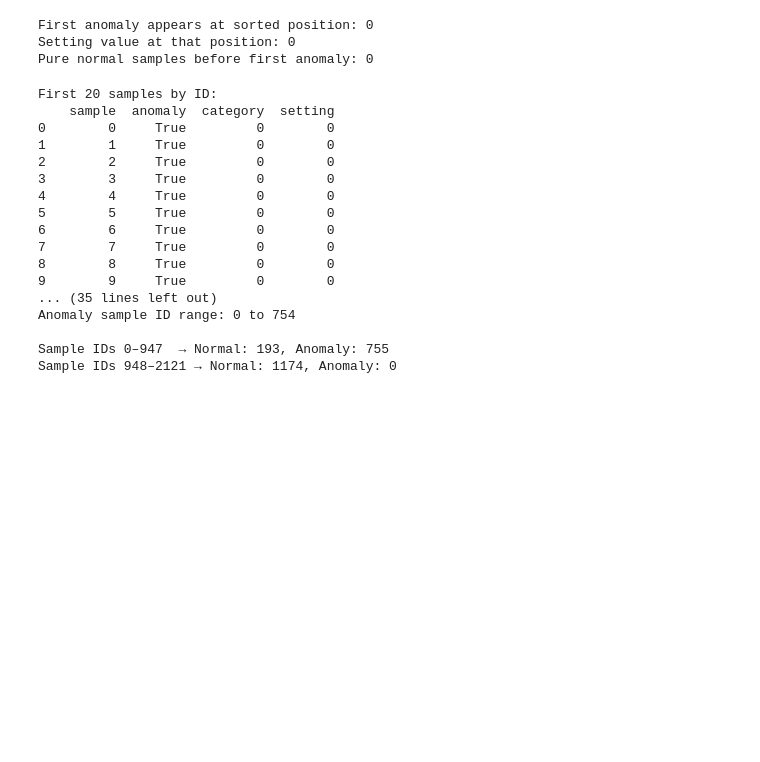
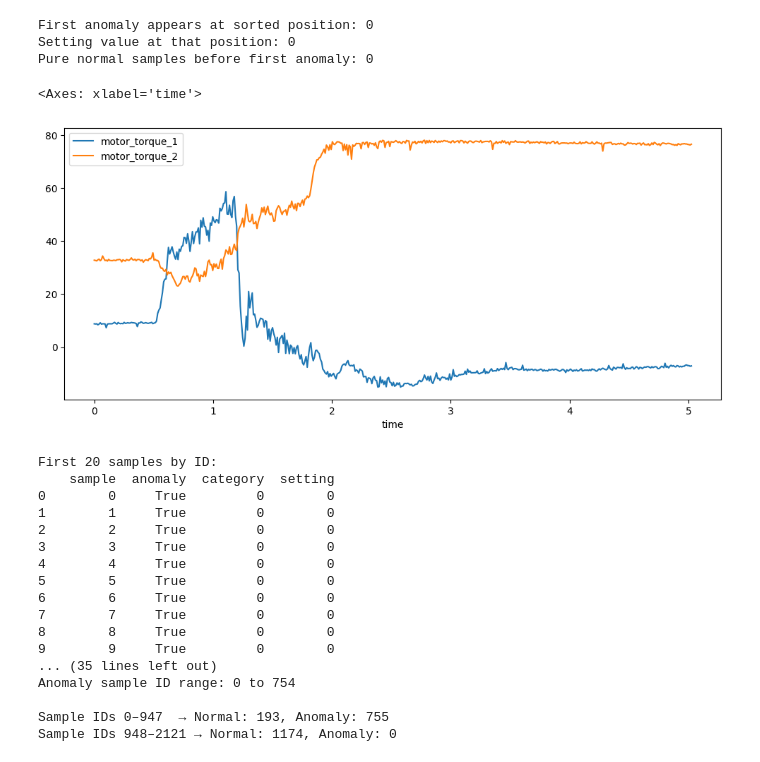
Before and after one commit to furrbeebs/Deep-Learning-Project, a Jupyter notebook: 00_data_analysis.ipynb, the cells around one changed output. Cells and saved outputs as stored; diff of their text form; code cells hidden in the pictures; blank space fills up the shorter version.

```diff
--- a/00_data_analysis.ipynb
+++ b/00_data_analysis.ipynb
@@ -261,6 +280,12 @@ print(f"Pure normal samples before first anomaly: {len(pure_normal_block)}")
 First anomaly appears at sorted position: 0
 Setting value at that position: 0
 Pure normal samples before first anomaly: 0
+# %%
+# Plotting first 500 samples of data
+df.iloc[:500].plot(x='time', y=['motor_torque_1', 'motor_torque_2'], figsize=(12, 5))
+# %% [output]
+<Axes: xlabel='time'>
+[figure, added]
 # %%
 # Sort by sample ID and look at the pattern of normal vs anomaly
 sample_meta_by_id = sample_meta.sort_values('sample').reset_index(drop=True)
```
Also changed, not shown: parts of 2 cells of this notebook, 2 other files.
